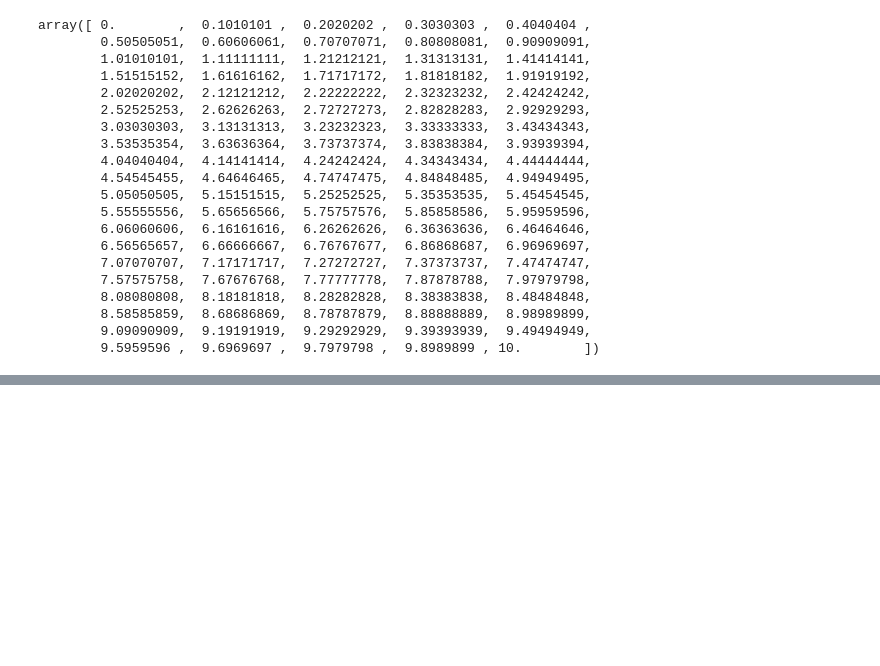
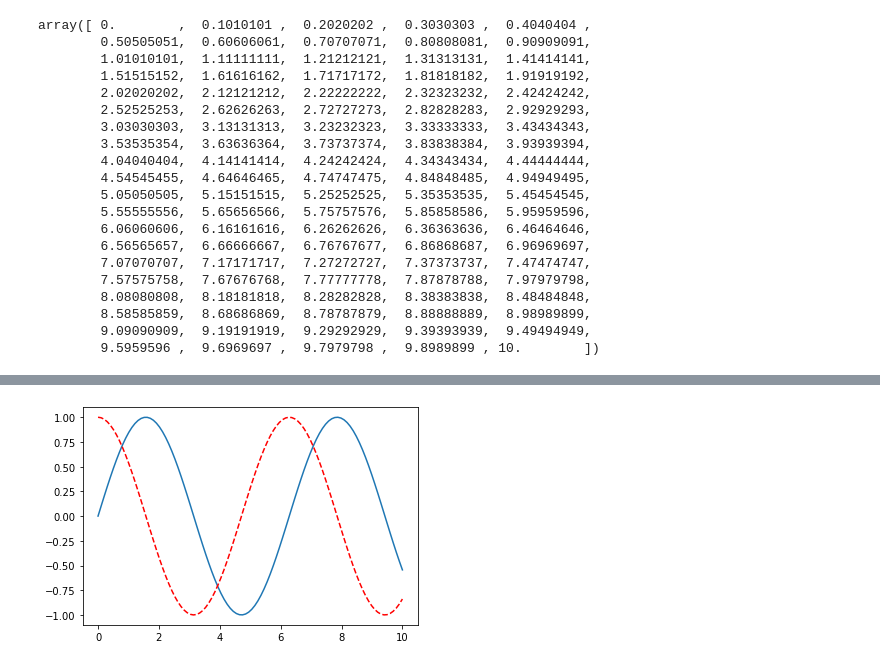
Before and after one commit to chengzhong001/machine-learning-python3, a Jupyter notebook: 03-Jupyter-Noteboook/11-Matplotlib数据可视化基础.ipynb, the cells around one changed output, grey strips where cells are left out. Saved outputs shown, nothing was run; the diff lists cells and outputs as text; code cells hidden in the pictures; blank space fills up the shorter version.

```diff
--- a/03-Jupyter-Noteboook/11-Matplotlib数据可视化基础.ipynb
+++ b/03-Jupyter-Noteboook/11-Matplotlib数据可视化基础.ipynb
@@ -30,0 +69,7 @@ array([ 0.        ,  0.1010101 ,  0.2020202 ,  0.3030303 ,  0.4040404 ,
+# %%
+plt.plot(x,siny)
+plt.plot(x,cosy, color="red", linestyle="--")
+# https://matplotlib.org/stable/gallery/color/named_colors.html#sphx-glr-gallery-color-named-colors-py
+plt.show()
+# %% [output]
+[figure, added]
```
Also changed, not shown: parts of 13 cells of this notebook.
